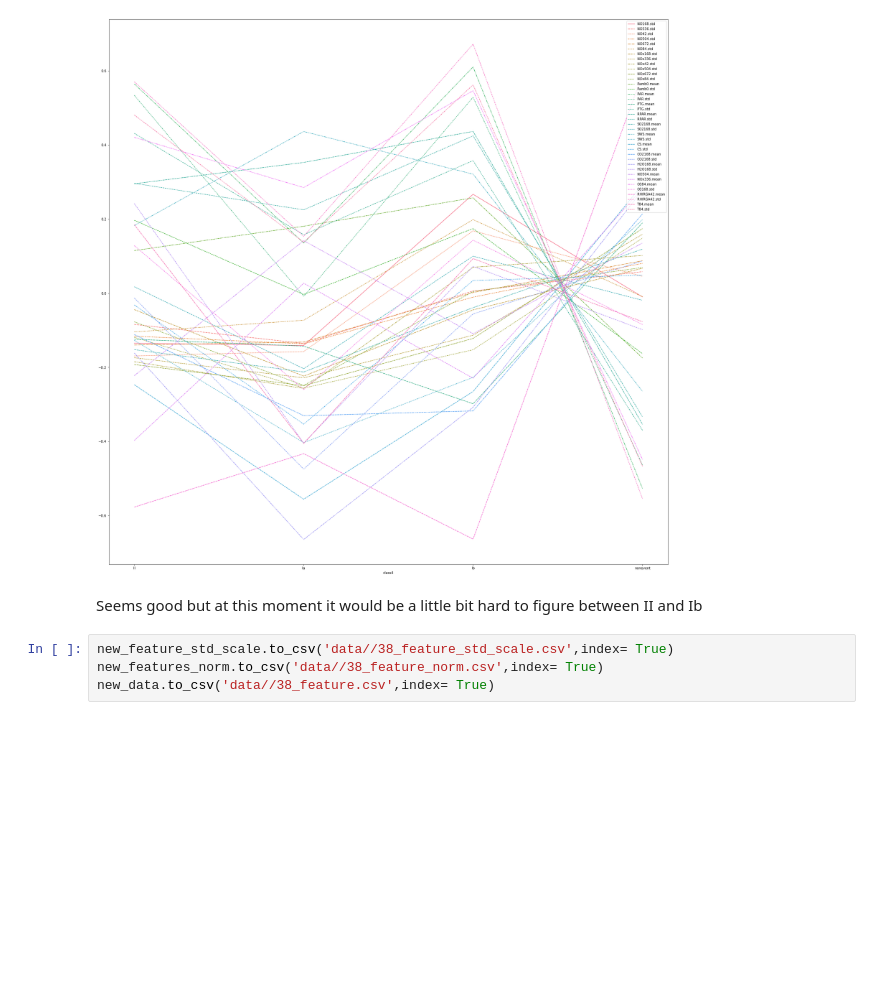
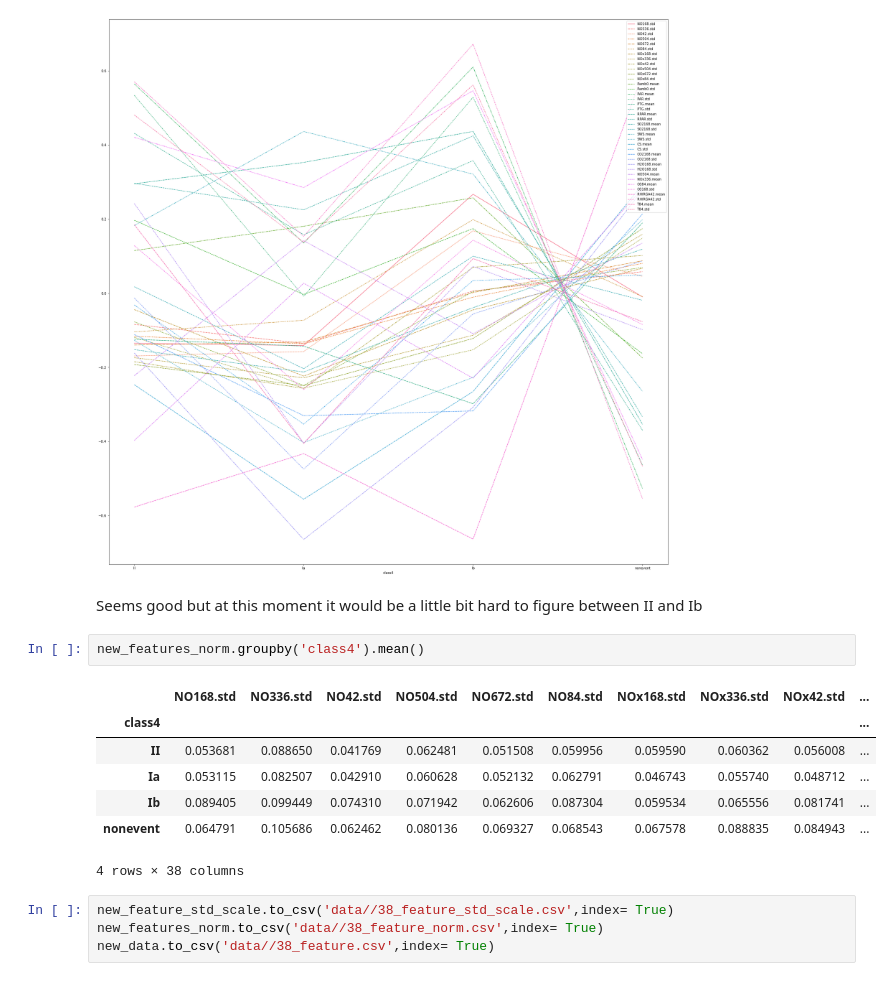
Before and after one commit to chendebiao/IML_term, a Jupyter notebook: 1. feature_reduction.ipynb, the cells around one changed output. Saved outputs shown, nothing was run; the diff lists cells and outputs as text; blank space fills up the shorter version.

```diff
--- a/1. feature_reduction.ipynb
+++ b/1. feature_reduction.ipynb
@@ -163,6 +163,16 @@ sns.lineplot(data=new_feature_std_scale.groupby('class4').mean())
 [figure]
 # %% [markdown]
 Seems good but at this moment it would be a little bit hard to figure between II and Ib
+# %%
+new_features_norm.groupby('class4').mean()
+# %% [output]
+|  | NO168.std | NO336.std | NO42.std | NO504.std | NO672.std | NO84.std | NOx168.std | NOx336.std | NOx42.std | ... |
+| class4 |  |  |  |  |  |  |  |  |  | ... |
+| II | 0.053681 | 0.088650 | 0.041769 | 0.062481 | 0.051508 | 0.059956 | 0.059590 | 0.060362 | 0.056008 | ... |
+| Ia | 0.053115 | 0.082507 | 0.042910 | 0.060628 | 0.052132 | 0.062791 | 0.046743 | 0.055740 | 0.048712 | ... |
+| Ib | 0.089405 | 0.099449 | 0.074310 | 0.071942 | 0.062606 | 0.087304 | 0.059534 | 0.065556 | 0.081741 | ... |
+| nonevent | 0.064791 | 0.105686 | 0.062462 | 0.080136 | 0.069327 | 0.068543 | 0.067578 | 0.088835 | 0.084943 | ... |
+4 rows × 38 columns
 # %%
 new_feature_std_scale.to_csv('data//38_feature_std_scale.csv',index= True)
 new_features_norm.to_csv('data//38_feature_norm.csv',index= True)
```
Also changed, not shown: parts of 4 cells of this notebook, 30 other files.
